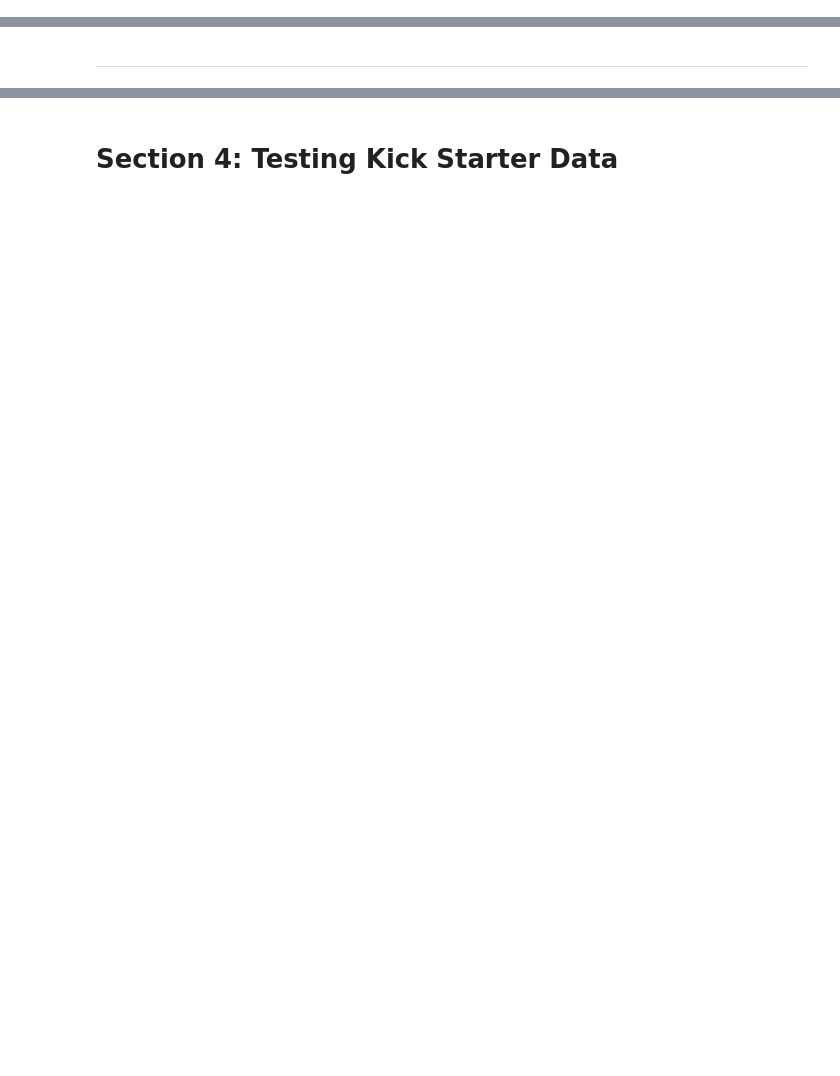
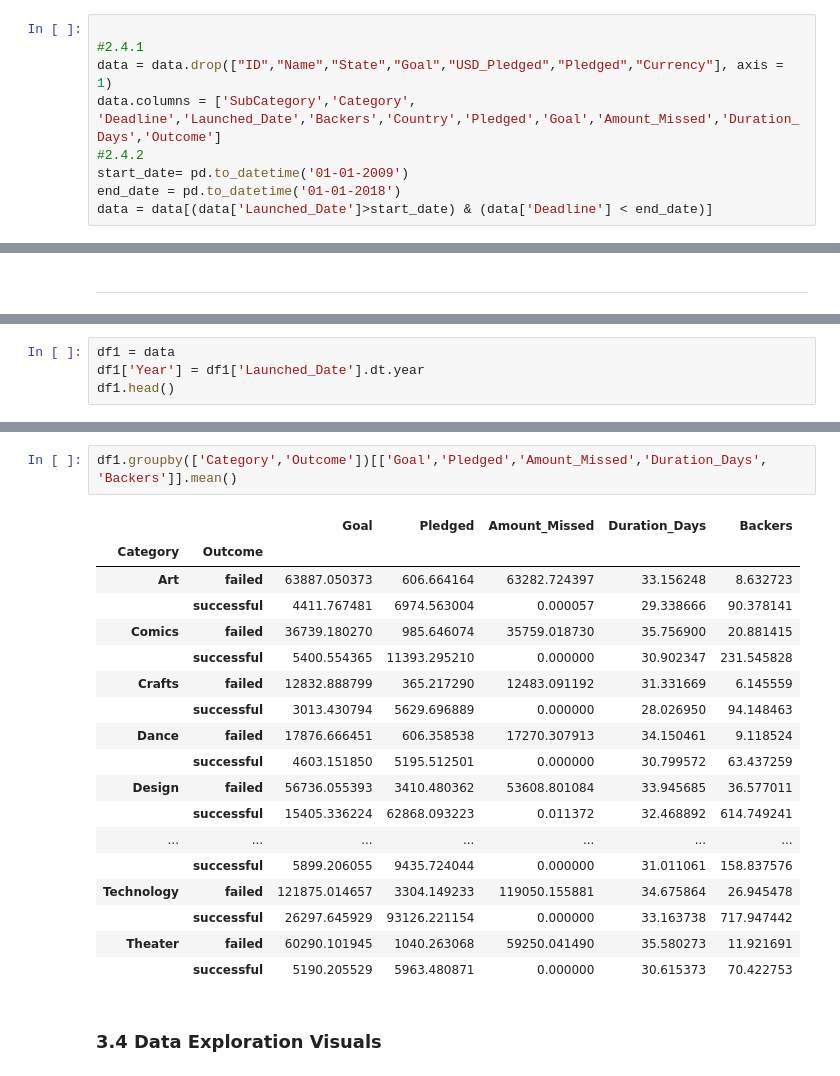
Before and after one commit to nicklausdporter/KickStarter_Project, a Jupyter notebook: Kick_Starter_Analysis.ipynb, the cells around one changed output, grey strips where cells are left out. Saved outputs shown, nothing was run; the diff lists cells and outputs as text; blank space fills up the shorter version.

```diff
--- a/Kick_Starter_Analysis.ipynb
+++ b/Kick_Starter_Analysis.ipynb
@@ -62,3 +98,12 @@ data.columns = ['SubCategory','Category', 'Deadline','Launched_Date','Backers','
+# %%
+
+#2.4.1
+data = data.drop(["ID","Name","State","Goal","USD_Pledged","Pledged","Currency"], axis = 1)
+data.columns = ['SubCategory','Category', 'Deadline','Launched_Date','Backers','Country','Pledged','Goal','Amount_Missed','Duration_Days','Outcome']
+#2.4.2
+start_date= pd.to_datetime('01-01-2009')
+end_date = pd.to_datetime('01-01-2018')
+data = data[(data['Launched_Date']>start_date) & (data['Deadline'] < end_date)]
 # %% [markdown]
 ----
 # %% [markdown]
@@ -105,0 +146,4 @@ data.groupby('Outcome')[['Backers']].mean()
+# %%
+df1 = data
+df1['Year'] = df1['Launched_Date'].dt.year
+df1.head()
@@ -106,2 +198,23 @@ data.groupby('Outcome')[['Backers']].mean()
+# %%
+df1.groupby(['Category','Outcome'])[['Goal','Pledged','Amount_Missed','Duration_Days', 'Backers']].mean()
+# %% [output]
+|  |  | Goal | Pledged | Amount_Missed | Duration_Days | Backers |
+| Category | Outcome |  |  |  |  |  |
+| Art | failed | 63887.050373 | 606.664164 | 63282.724397 | 33.156248 | 8.632723 |
+|  | successful | 4411.767481 | 6974.563004 | 0.000057 | 29.338666 | 90.378141 |
+| Comics | failed | 36739.180270 | 985.646074 | 35759.018730 | 35.756900 | 20.881415 |
+|  | successful | 5400.554365 | 11393.295210 | 0.000000 | 30.902347 | 231.545828 |
+| Crafts | failed | 12832.888799 | 365.217290 | 12483.091192 | 31.331669 | 6.145559 |
+|  | successful | 3013.430794 | 5629.696889 | 0.000000 | 28.026950 | 94.148463 |
+| Dance | failed | 17876.666451 | 606.358538 | 17270.307913 | 34.150461 | 9.118524 |
+|  | successful | 4603.151850 | 5195.512501 | 0.000000 | 30.799572 | 63.437259 |
+| Design | failed | 56736.055393 | 3410.480362 | 53608.801084 | 33.945685 | 36.577011 |
+|  | successful | 15405.336224 | 62868.093223 | 0.011372 | 32.468892 | 614.749241 |
+| ... | ... | ... | ... | ... | ... | ... |
+|  | successful | 5899.206055 | 9435.724044 | 0.000000 | 31.011061 | 158.837576 |
+| Technology | failed | 121875.014657 | 3304.149233 | 119050.155881 | 34.675864 | 26.945478 |
+|  | successful | 26297.645929 | 93126.221154 | 0.000000 | 33.163738 | 717.947442 |
+| Theater | failed | 60290.101945 | 1040.263068 | 59250.041490 | 35.580273 | 11.921691 |
+|  | successful | 5190.205529 | 5963.480871 | 0.000000 | 30.615373 | 70.422753 |
 # %% [markdown]
-# Section 4: Testing Kick Starter Data
+### 3.4 Data Exploration Visuals
```
Also changed, not shown: parts of 77 cells of this notebook, 2 other files.
